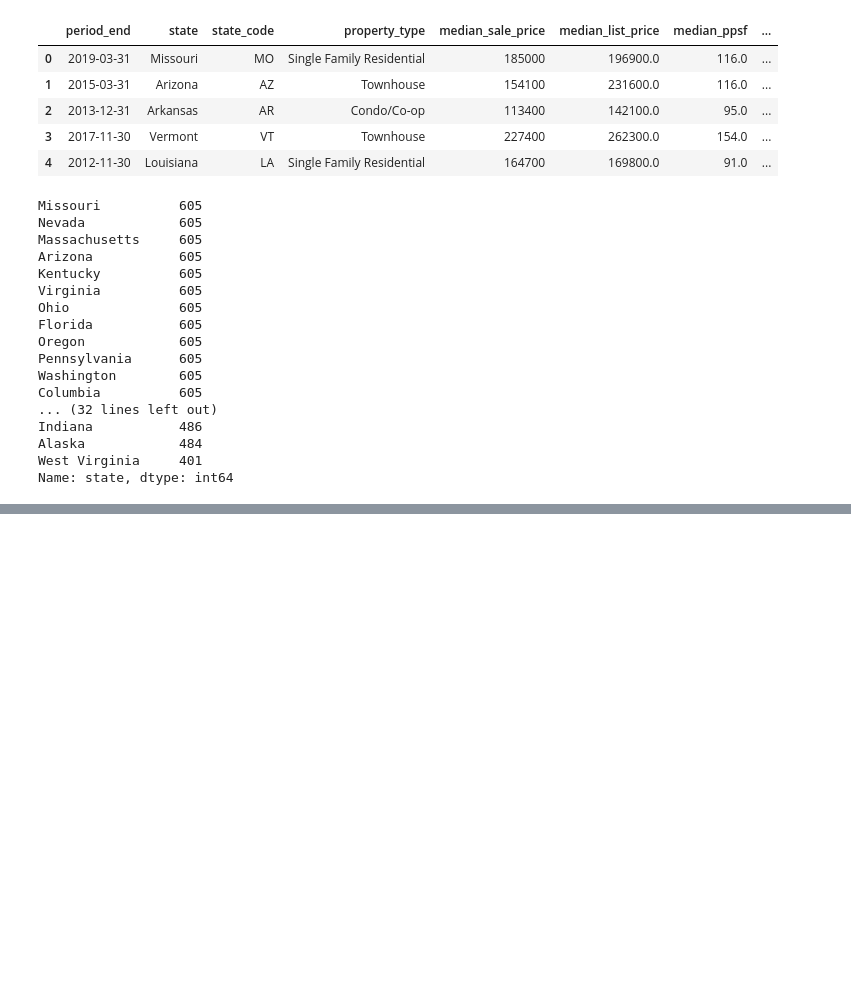
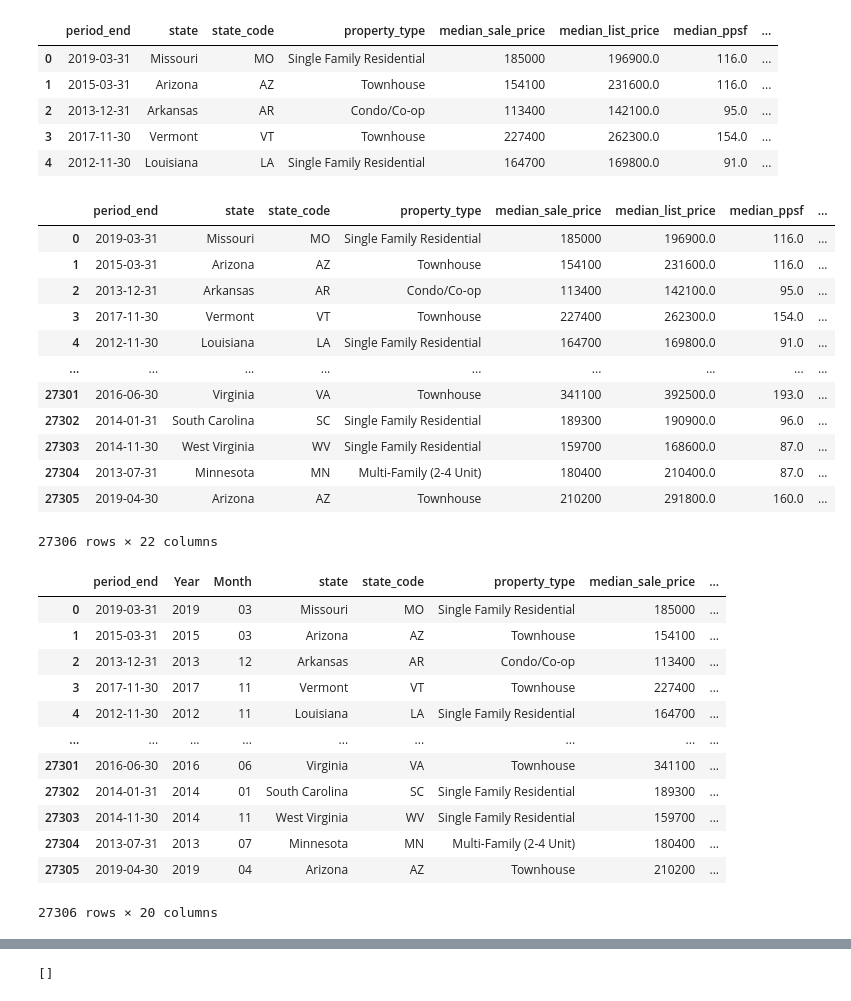
Before and after one commit to gfujitani/project_2, a Jupyter notebook: data_collection.ipynb, the cells around one changed output, grey strips where cells are left out. Saved outputs shown, nothing was run; the diff lists cells and outputs as text; code cells hidden in the pictures; blank space fills up the shorter version.

```diff
--- a/data_collection.ipynb
+++ b/data_collection.ipynb
@@ -42,7 +42,7 @@ Index(['period_begin', 'period_end', 'period_duration', 'region_type',
        'last_updated'],
       dtype='object')
 # %%
-tsv_df=tsv_data[['period_end', 'state', 'state_code', 'property_type', 'median_sale_price', 'median_list_price', 'median_ppsf', 'homes_sold', 'pending_sales', 'inventory', 'median_dom', 'avg_sale_to_list', 'sold_above_list', 'price_drops', 'off_market_in_two_weeks', 'parent_metro_region']].copy()
+tsv_df=tsv_data[['period_end', 'state', 'state_code', 'property_type', 'median_sale_price', 'median_list_price', 'median_ppsf', 'homes_sold', 'pending_sales', 'inventory', 'median_dom', 'avg_sale_to_list', 'sold_above_list', 'price_drops', 'off_market_in_two_weeks', 'parent_metro_region', 'last_updated']].copy()
 tsv_df.head()
 # %% [output]
 |  | period_end | state | state_code | property_type | median_sale_price | median_list_price | median_ppsf | ... |
@@ -54,3 +54,4 @@ tsv_df.head()
 # %%
 #new_tsv_df=tsv_df['period_end'].str.split('-',expand=True)
 tsv_df[['Year','Month','Day']] = tsv_df['period_end'].str.split('-', expand=True)
+tsv_df[['last_updated_date', 'last_updated_time']]=tsv_df['last_updated'].str.split(' ', expand=True)
@@ -63,3 +58,19 @@ new_columns=['period_end','Year','Month', 'state', 'state_code', 'property_type'
+# %%
+tsv_df
+# %% [output]
+|  | period_end | state | state_code | property_type | median_sale_price | median_list_price | median_ppsf | ... |
+| 0 | 2019-03-31 | Missouri | MO | Single Family Residential | 185000 | 196900.0 | 116.0 | ... |
+| 1 | 2015-03-31 | Arizona | AZ | Townhouse | 154100 | 231600.0 | 116.0 | ... |
+| 2 | 2013-12-31 | Arkansas | AR | Condo/Co-op | 113400 | 142100.0 | 95.0 | ... |
+| 3 | 2017-11-30 | Vermont | VT | Townhouse | 227400 | 262300.0 | 154.0 | ... |
+| 4 | 2012-11-30 | Louisiana | LA | Single Family Residential | 164700 | 169800.0 | 91.0 | ... |
+| ... | ... | ... | ... | ... | ... | ... | ... | ... |
+| 27301 | 2016-06-30 | Virginia | VA | Townhouse | 341100 | 392500.0 | 193.0 | ... |
+| 27302 | 2014-01-31 | South Carolina | SC | Single Family Residential | 189300 | 190900.0 | 96.0 | ... |
+| 27303 | 2014-11-30 | West Virginia | WV | Single Family Residential | 159700 | 168600.0 | 87.0 | ... |
+| 27304 | 2013-07-31 | Minnesota | MN | Multi-Family (2-4 Unit) | 180400 | 210400.0 | 87.0 | ... |
+| 27305 | 2019-04-30 | Arizona | AZ | Townhouse | 210200 | 291800.0 | 160.0 | ... |
+27306 rows × 22 columns
 # %%
 new_tsv_df=tsv_df[['period_end','Year','Month', 'state', 'state_code', 'property_type',
        'median_sale_price', 'median_list_price', 'median_ppsf', 'homes_sold',
@@ -69,23 +80,20 @@ new_tsv_df=tsv_df[['period_end','Year','Month', 'state', 'state_code', 'property
 # %%
 new_tsv_df['state'].value_counts()
+new_tsv_df
 # %% [output]
+|  | period_end | Year | Month | state | state_code | property_type | median_sale_price | ... |
+| 0 | 2019-03-31 | 2019 | 03 | Missouri | MO | Single Family Residential | 185000 | ... |
+| 1 | 2015-03-31 | 2015 | 03 | Arizona | AZ | Townhouse | 154100 | ... |
+| 2 | 2013-12-31 | 2013 | 12 | Arkansas | AR | Condo/Co-op | 113400 | ... |
+| 3 | 2017-11-30 | 2017 | 11 | Vermont | VT | Townhouse | 227400 | ... |
+| 4 | 2012-11-30 | 2012 | 11 | Louisiana | LA | Single Family Residential | 164700 | ... |
+| ... | ... | ... | ... | ... | ... | ... | ... | ... |
+| 27301 | 2016-06-30 | 2016 | 06 | Virginia | VA | Townhouse | 341100 | ... |
+| 27302 | 2014-01-31 | 2014 | 01 | South Carolina | SC | Single Family Residential | 189300 | ... |
+| 27303 | 2014-11-30 | 2014 | 11 | West Virginia | WV | Single Family Residential | 159700 | ... |
+| 27304 | 2013-07-31 | 2013 | 07 | Minnesota | MN | Multi-Family (2-4 Unit) | 180400 | ... |
+| 27305 | 2019-04-30 | 2019 | 04 | Arizona | AZ | Townhouse | 210200 | ... |
-Missouri          605
-Nevada            605
-Massachusetts     605
-Arizona           605
-Kentucky          605
-Virginia          605
-Ohio              605
-Florida           605
-Oregon            605
-Pennsylvania      605
-Washington        605
-Columbia          605
-... (32 lines left out)
-Indiana           486
-Alaska            484
-West Virginia     401
-Name: state, dtype: int64
+27306 rows × 20 columns
 # %%
 zillow_df=pd.read_csv('Resources/State_zhvi_uc_sfrcondo_tier_0.33_0.67_sm_sa_month.csv')
 house_value_df=zillow_df[['RegionName','StateName','2021-01-31', '2021-02-28', '2021-03-31','2021-04-30','2021-05-31','2021-06-30','2021-07-31','2021-08-31','2021-09-30','2021-10-31','2021-11-30','2021-12-31']]
@@ -112,0 +124,4 @@ new_house_value
+# %%
+engine.table_names()
+# %% [output]
+[]
```
Also changed, not shown: parts of 7 cells of this notebook.
